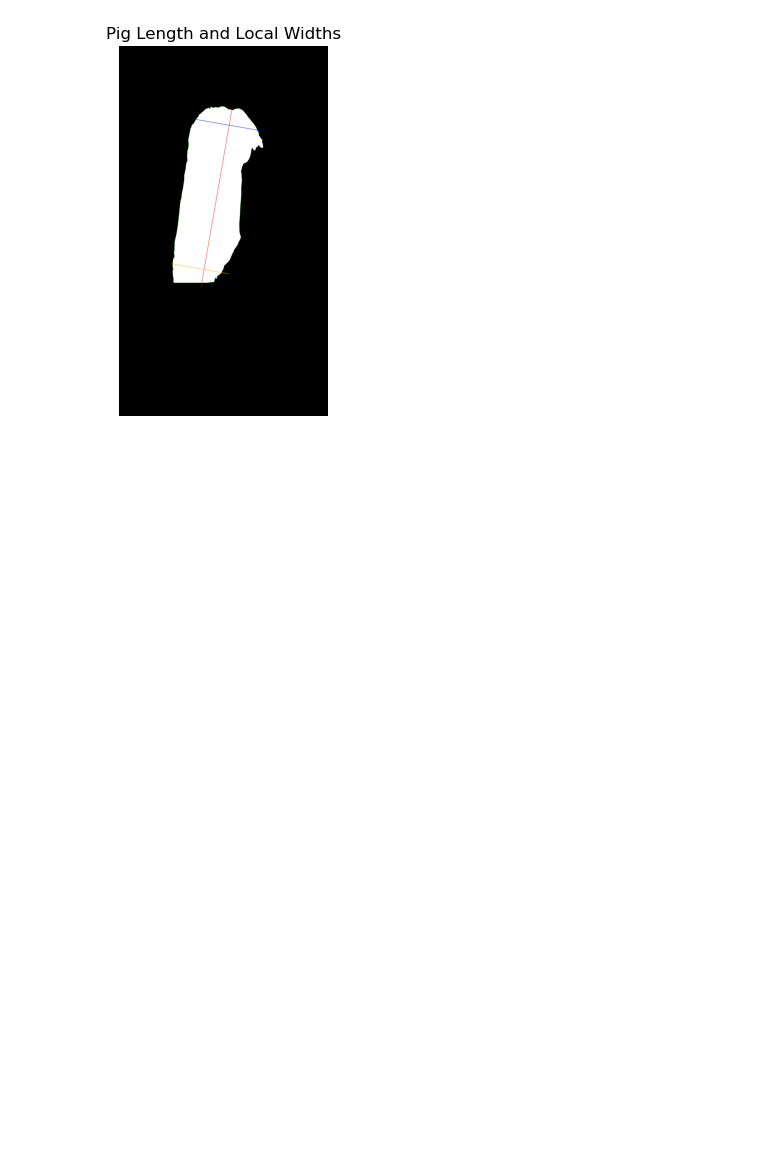
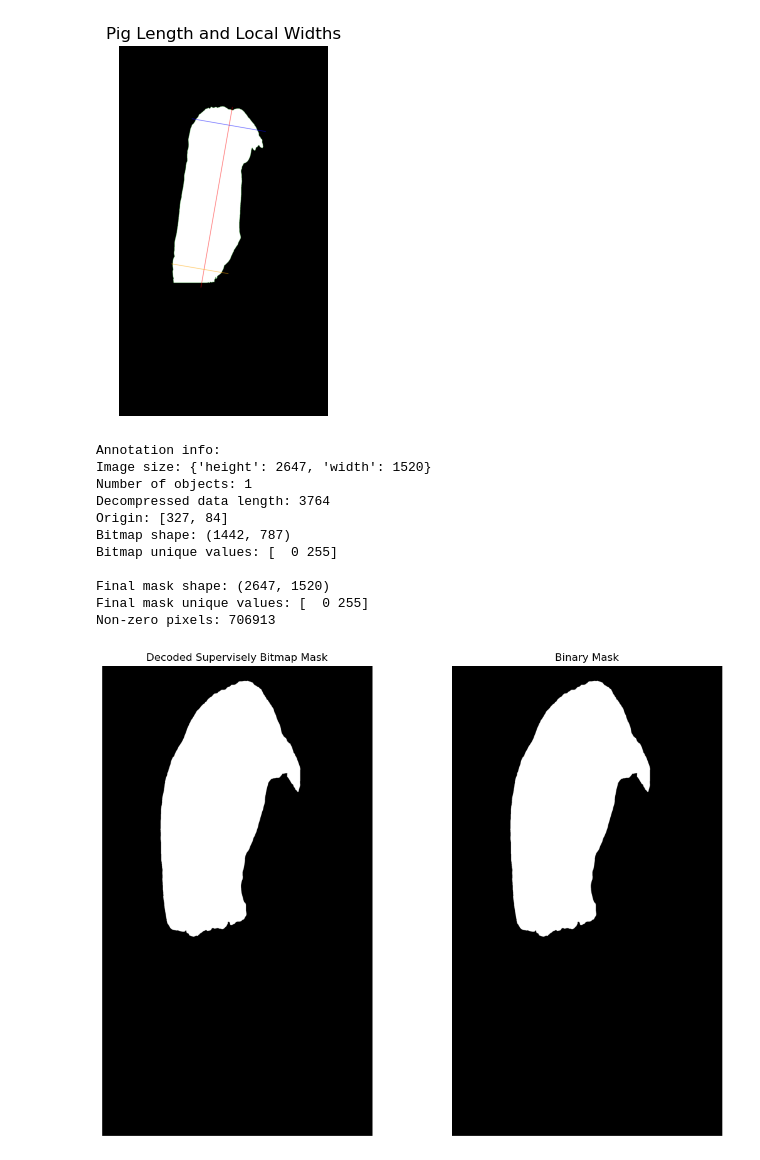
Before and after one commit to PhurichAmorn/URD-2_BlackPigProject, a Jupyter notebook: pig_segmentation/segment/mask_image.ipynb, the cells around one changed output. Cells and saved outputs as stored; diff of their text form; code cells hidden in the pictures; blank space fills up the shorter version.

Commit message:
function to find length and test wtih 2nd pig

```diff
--- a/pig_segmentation/segment/mask_image.ipynb
+++ b/pig_segmentation/segment/mask_image.ipynb
@@ -300,3 +304,49 @@ Pig length (pixels): 1438.66
 Width near top: 588.73
 Width near bottom: 453.20
 [figure]
+# %%
+# Load and decode the annotation
+json_path = r"supervisely/dataset/ann/IMG_0366.jpeg.json"
+with open(json_path, 'r') as f:
+    annotation_data = json.load(f)
+
+print("Annotation info:")
+print(f"Image size: {annotation_data['size']}")
+print(f"Number of objects: {len(annotation_data.get('objects', []))}")
+
+# Decode the bitmap mask
+mask2 = decode_supervisely_bitmap_proper(annotation_data)
+
+print(f"\nFinal mask shape: {mask2.shape}")
+print(f"Final mask unique values: {np.unique(mask2)}")
+print(f"Non-zero pixels: {np.sum(mask2 > 0)}")
+
+# Visualize the mask
+plt.figure(figsize=(12, 8))
+plt.subplot(1, 2, 1)
+plt.imshow(mask2, cmap='gray')
+plt.title('Decoded Supervisely Bitmap Mask')
+plt.axis('off')
+
+# Show mask as binary
+plt.subplot(1, 2, 2)
+binary_mask2 = (mask2 > 0).astype(np.uint8)
+plt.imshow(binary_mask2, cmap='gray')
+plt.title('Binary Mask')
+plt.axis('off')
+
+plt.tight_layout()
+plt.show()
+# %% [output]
+Annotation info:
+Image size: {'height': 2647, 'width': 1520}
+Number of objects: 1
+Decompressed data length: 3764
+Origin: [327, 84]
+Bitmap shape: (1442, 787)
+Bitmap unique values: [  0 255]
+
+Final mask shape: (2647, 1520)
+Final mask unique values: [  0 255]
+Non-zero pixels: 706913
+[figure, added]
```
Also changed, not shown: parts of 4 cells of this notebook, 3 other files.
